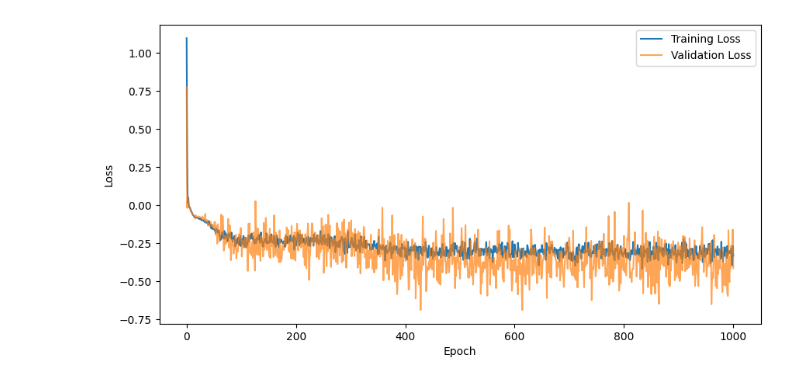
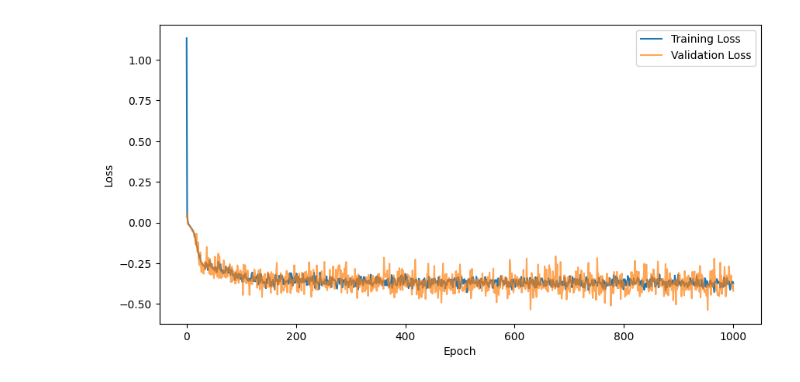
Before and after one commit to vjoshy/4600, a Jupyter notebook: sliced_score.ipynb, the cells around one changed output. Drawn from its saved outputs; the diff is of its cells as text; code cells hidden in the pictures.

```diff
--- a/sliced_score.ipynb
+++ b/sliced_score.ipynb
@@ -365,8 +221,8 @@ time_embed = nn.Sequential(nn.Linear(1, input_dim))
 # Prepare data
 train_loader, val_loader, test_loader, gmm_samples = prepare_data(
     n_traj=n_traj,
-    weights=[0.2, 0.8],
-    means=[1, 6],
+    weights=[0.3, 0.7],
+    means=[1, 10],
     sds=[0.5, 1]
 )
 
@@ -389,4 +245,4 @@ Epoch 1000: Train Loss: -0.33225, Val Loss: -0.41426
-[figure, old version]
+[figure, new version]
 # %%
 def produce_samples(net, time_embed,test_data, num_samples=1500, num_timesteps=1000, eps=1e-5):
 
```
Also changed, not shown: parts of 10 cells of this notebook, 1 other file.
